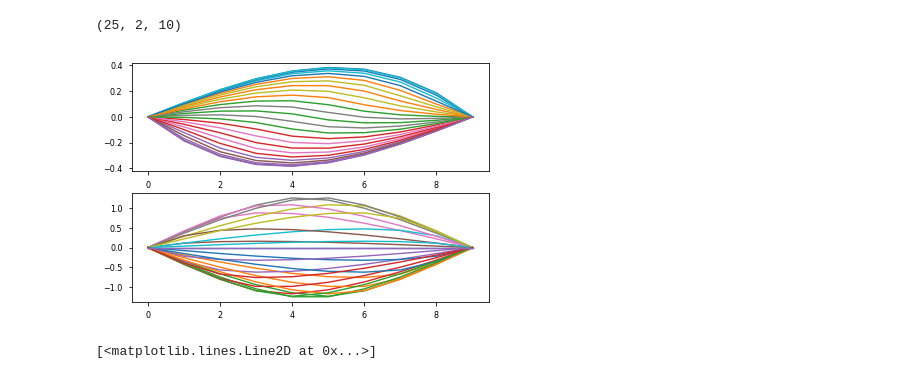
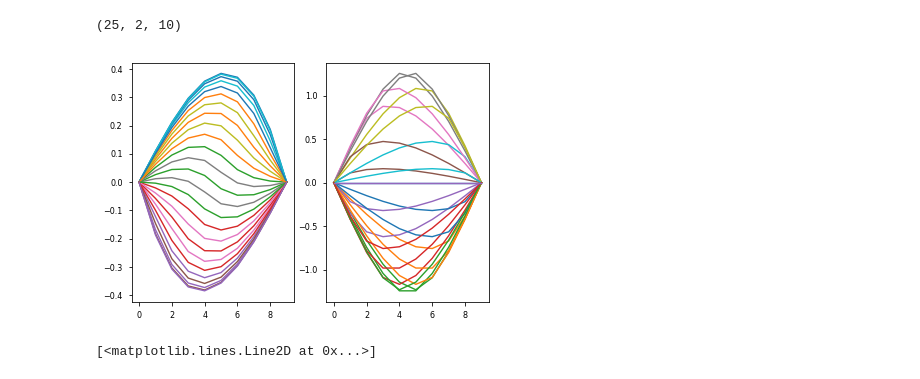
Before and after one commit to afqueiruga/on_learned_dynamics, a Jupyter notebook: WaveEquation.ipynb, the cells around one changed output. Cells and saved outputs as stored; diff of their text form; code cells hidden in the pictures.

Commit message:
Now that's a figure!

```diff
--- a/WaveEquation.ipynb
+++ b/WaveEquation.ipynb
@@ -60,14 +60,14 @@ data.shape
 # %% [output]
 (25, 2, 10)
 # %%
-plt.subplot(2,1,1)
+plt.subplot(1,2,1)
 for i in range(NT):
     plt.plot(data[i,0,:])
-plt.subplot(2,1,2)
+plt.subplot(1,2,2)
 for i in range(NT):
     plt.plot(data[i,1,:])
 # %% [output]
-[figure, old version]
+[figure, new version]
 # %%
 plt.plot(data[:,0,NX//2])
 plt.plot(data[:,1,NX//2])
```
Also changed, not shown: parts of 23 cells of this notebook, 1 other file.
